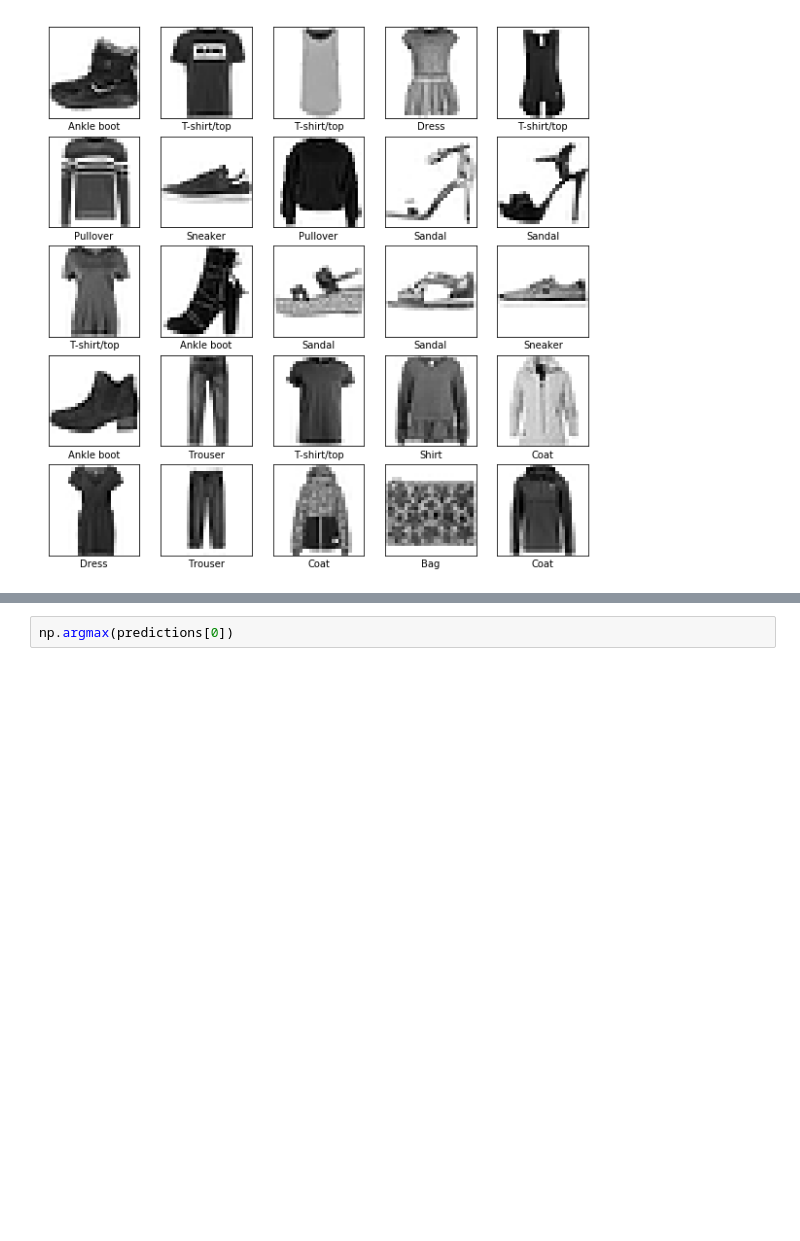
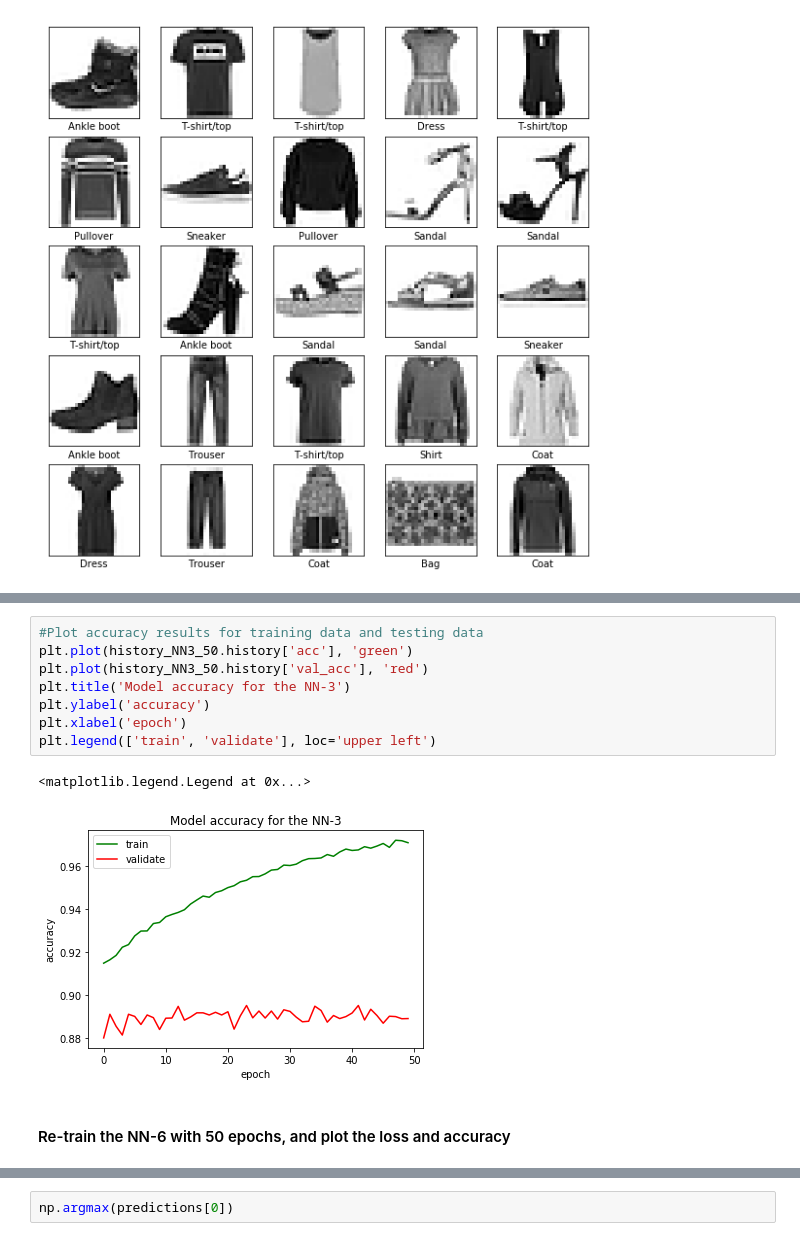
Before and after one commit to codingyogini/TensorFlow-NNs, a Jupyter notebook: NN_MNIST_depth.ipynb, the cells around one changed output, grey strips where cells are left out. Saved outputs shown, nothing was run; the diff lists cells and outputs as text; blank space fills up the shorter version.

```diff
--- a/NN_MNIST_depth.ipynb
+++ b/NN_MNIST_depth.ipynb
@@ -69,0 +259,13 @@ for i in range(25):
+# %%
+#Plot accuracy results for training data and testing data
+plt.plot(history_NN3_50.history['acc'], 'green')
+plt.plot(history_NN3_50.history['val_acc'], 'red')
+plt.title('Model accuracy for the NN-3')
+plt.ylabel('accuracy')
+plt.xlabel('epoch')
+plt.legend(['train', 'validate'], loc='upper left')
+# %% [output]
+<matplotlib.legend.Legend at 0x...>
+[figure, added]
+# %% [markdown]
+#### Re-train the NN-6 with 50 epochs, and plot the loss and accuracy
```
Also changed, not shown: parts of 43 cells of this notebook.
